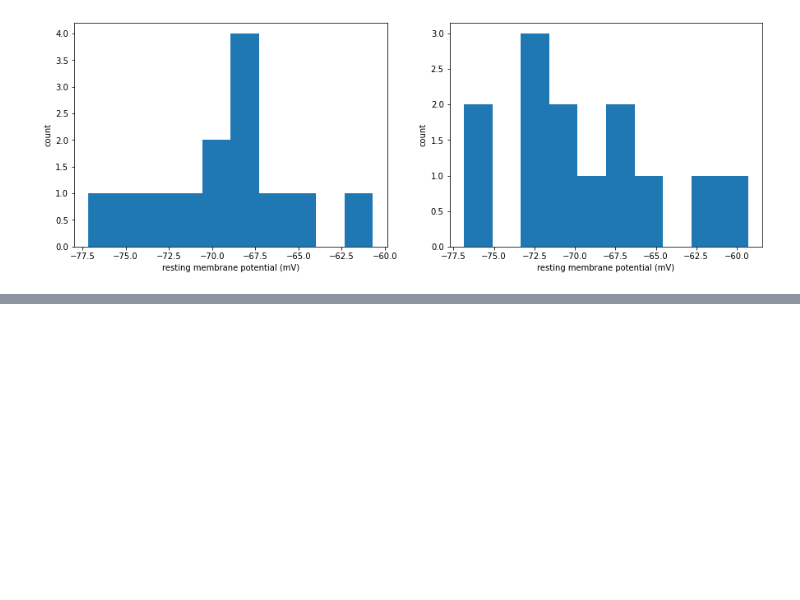
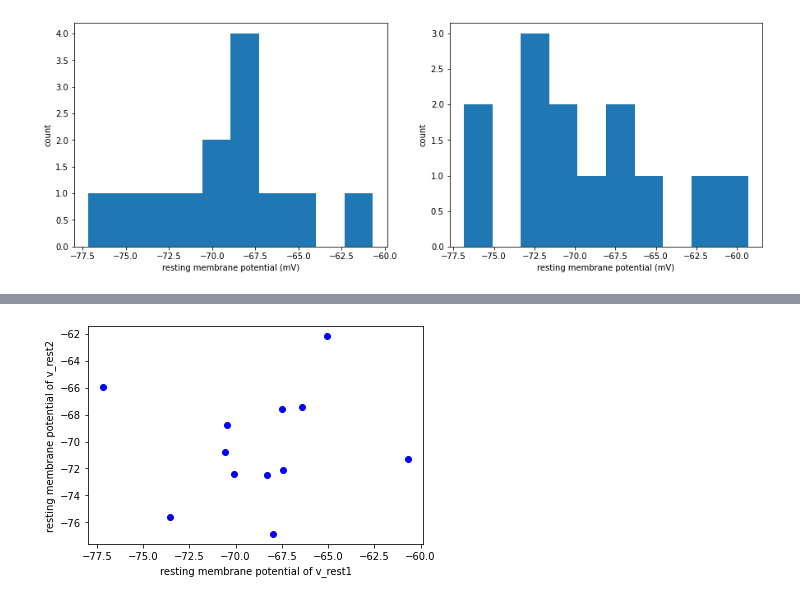
Before and after one commit to hopeboldizar/neuro-spring-23, a Jupyter notebook: coding_homework_3.ipynb, the cells around one changed output, grey strips where cells are left out. Drawn from its saved outputs; the diff is of its cells as text; code cells hidden in the pictures; blank space fills up the shorter version.

```diff
--- a/coding_homework_3.ipynb
+++ b/coding_homework_3.ipynb
@@ -139,0 +151,23 @@ for i in range(patch_length):
+# %%
+#8 creating a function
+#This is a function that will make a loop through each column of v_rest1 and v_rest2 and make a scatter plot with v_rest1 on the x-axis and v_rest2 on the y-axis
+def vrestScatter():
+    v_rest1_len = len(v_rest1)
+    v_rest2_len = len(v_rest2)
+
+    for i in range(v_rest1_len):
+      if v_rest1[i] > -60 and v_rest2[i] > -60:
+        plt.scatter(v_rest1[i],v_rest2[i],color = "red")
+      elif v_rest1[i] > -60 and v_rest2[i] < -60:
+        plt.scatter(v_rest1[i],v_rest2[i],color = "green")
+      elif v_rest1[i] < -60 and v_rest2[i] < -60:
+        plt.scatter(v_rest1[i],v_rest2[i],color = "blue")
+
+    plt.xlabel('resting membrane potential of v_rest1')
+    plt.ylabel('resting membrane potential of v_rest2')
+plt.show()
+# %%
+#calling vrestScatter
+vrestScatter()
+# %% [output]
+[figure, added]
```
Also changed, not shown: parts of 2 cells of this notebook.
